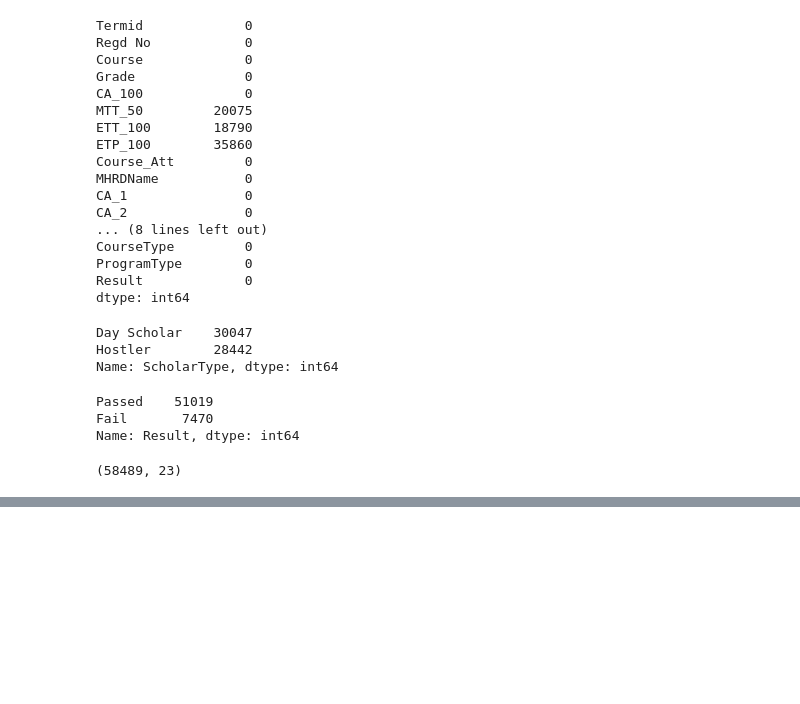
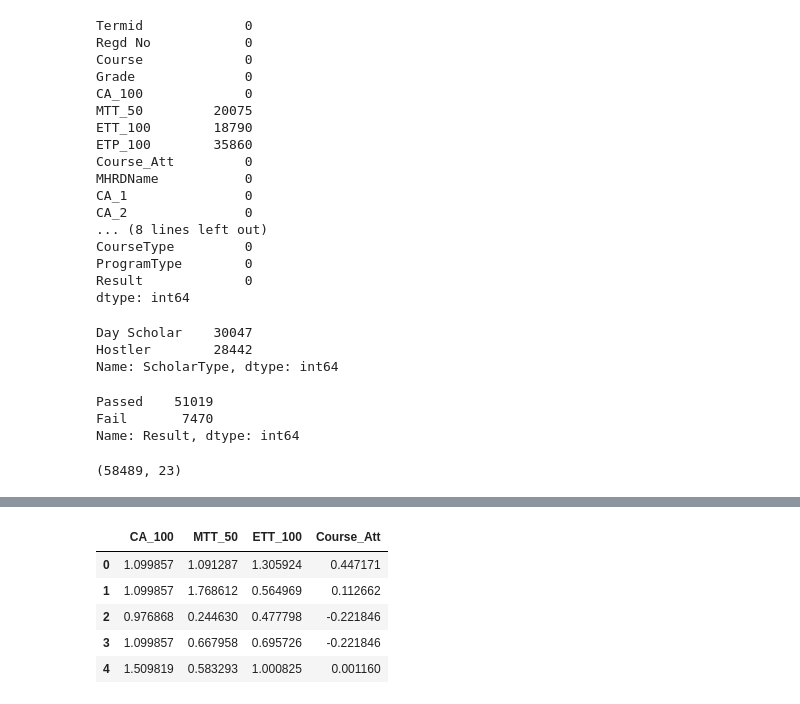
Before and after one commit to shivachandrakante/Classifying-weather-Student-will-Pass-the-Exam-or-Not, a Jupyter notebook: Project Sem 2.ipynb, the cells around one changed output, grey strips where cells are left out. Saved outputs shown, nothing was run; the diff lists cells and outputs as text; code cells hidden in the pictures; blank space fills up the shorter version.

```diff
--- a/Project Sem 2.ipynb
+++ b/Project Sem 2.ipynb
@@ -439,0 +459,9 @@ im=Imputer(strategy=)
+# %%
+result.head()
+# %% [output]
+|  | CA_100 | MTT_50 | ETT_100 | Course_Att |
+| 0 | 1.099857 | 1.091287 | 1.305924 | 0.447171 |
+| 1 | 1.099857 | 1.768612 | 0.564969 | 0.112662 |
+| 2 | 0.976868 | 0.244630 | 0.477798 | -0.221846 |
+| 3 | 1.099857 | 0.667958 | 0.695726 | -0.221846 |
+| 4 | 1.509819 | 0.583293 | 1.000825 | 0.001160 |
```
Also changed, not shown: parts of 14 cells of this notebook.
